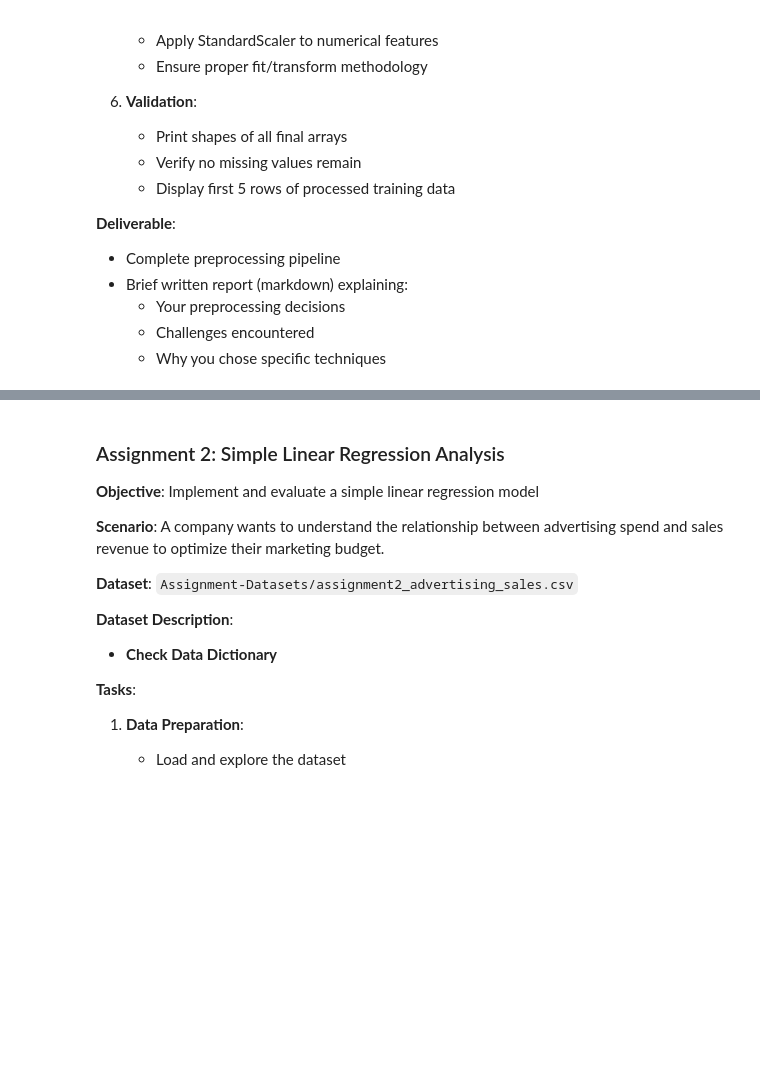
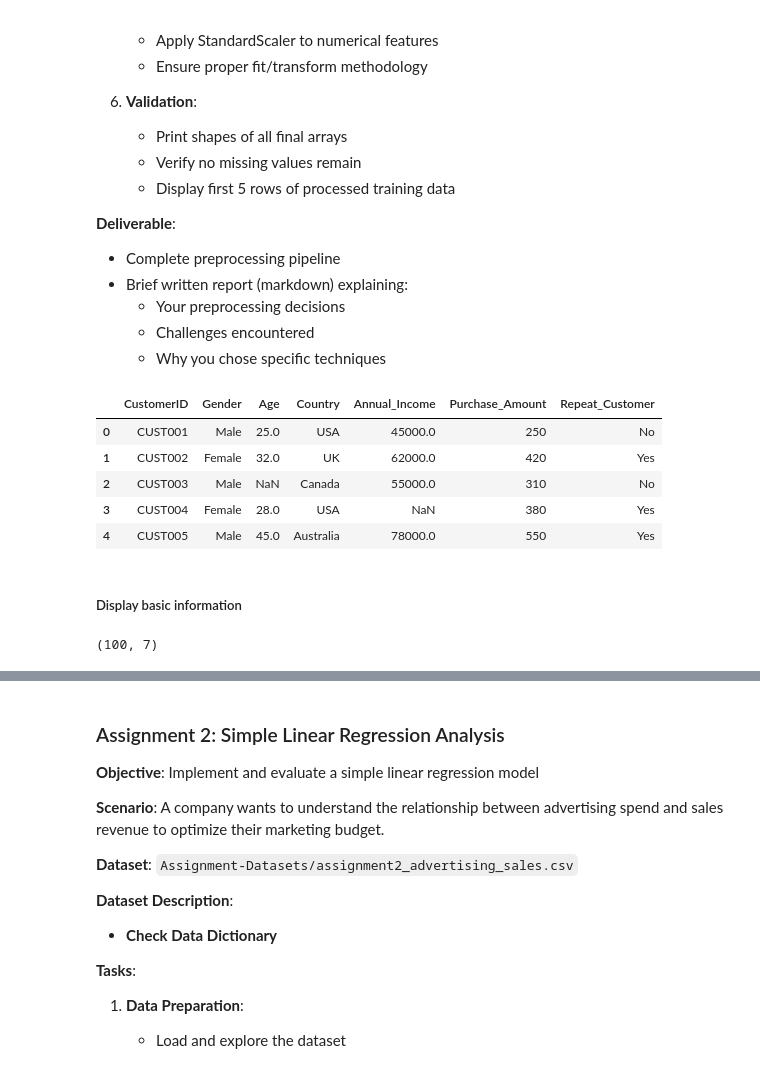
Before and after one commit to Ezerioha-ifeanyi/Week-14-Take-Home, a Jupyter notebook: Take Home.ipynb, the cells around one changed output, grey strips where cells are left out. Saved outputs shown, nothing was run; the diff lists cells and outputs as text; code cells hidden in the pictures; blank space fills up the shorter version.

Commit message:
Loaded the dataset for assignment 1

```diff
--- a/Take Home.ipynb
+++ b/Take Home.ipynb
@@ -434,3 +434,25 @@ The standard deviation of each feature of the scaled data are: [1. 1. 1.]
   - Your preprocessing decisions
   - Challenges encountered
   - Why you chose specific techniques
+# %%
+# Load the dataset
+
+ecomData = pd.read_csv(r"C:\Users\USER\Desktop\DataraFlow Internship\GitHub Pushing\Week 14\Week-14-Take-Home\Assignment-Datasets\assignment1_ecommerce_data.csv")
+
+# view the first 5 rows of the data
+ecomData.head()
+# %% [output]
+|  | CustomerID | Gender | Age | Country | Annual_Income | Purchase_Amount | Repeat_Customer |
+| 0 | CUST001 | Male | 25.0 | USA | 45000.0 | 250 | No |
+| 1 | CUST002 | Female | 32.0 | UK | 62000.0 | 420 | Yes |
+| 2 | CUST003 | Male | NaN | Canada | 55000.0 | 310 | No |
+| 3 | CUST004 | Female | 28.0 | USA | NaN | 380 | Yes |
+| 4 | CUST005 | Male | 45.0 | Australia | 78000.0 | 550 | Yes |
+# %% [markdown]
+#####  Display basic information
+# %%
+#  Display the shape
+
+ecomData.shape
+# %% [output]
+(100, 7)
```
Also changed, not shown: parts of 2 cells of this notebook.
